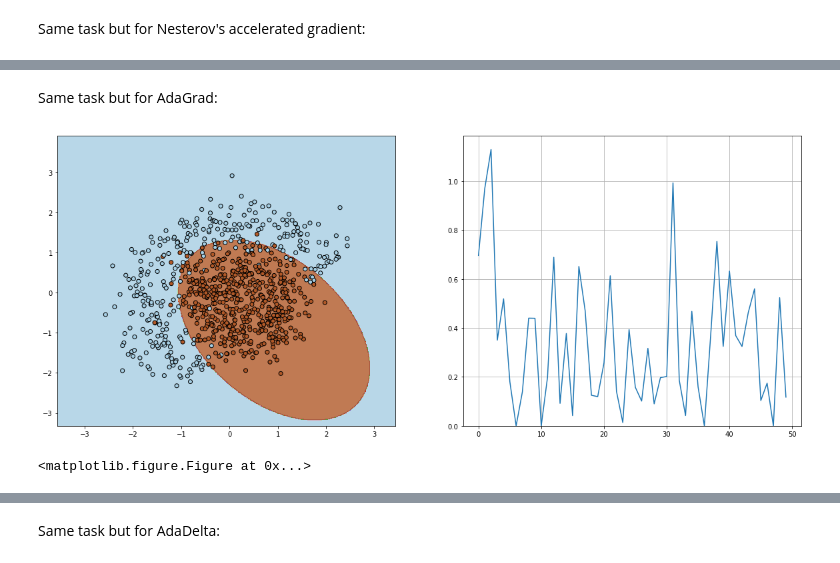
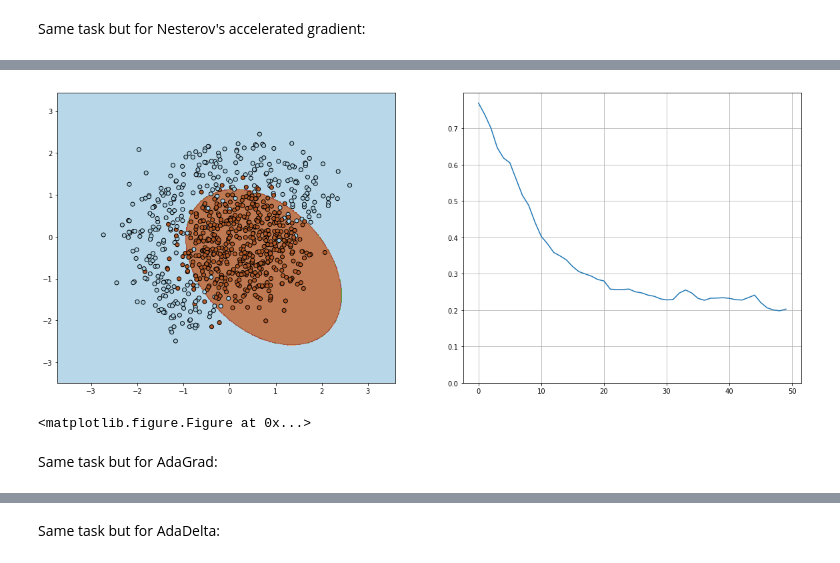
Before and after one commit to KruchDmitriy/au_dl_course, a Jupyter notebook: seminar_2/task_1.ipynb, the cells around one changed output, grey strips where cells are left out. Drawn from its saved outputs; the diff is of its cells as text; code cells hidden in the pictures.

```diff
--- a/seminar_2/task_1.ipynb
+++ b/seminar_2/task_1.ipynb
@@ -270,34 +240,32 @@ plt.clf()
+# %%
+def nesterov_init(batch_size):
+    w = np.array([1,0,0,0,0,0], dtype=np.float32)
+    v = np.zeros_like(w, dtype=np.float32)
+
+    alpha = 0.1 # learning rate
+    mu    = 0.6 # momentum
+
+    W = tf.placeholder(shape=[w.shape[0]], dtype=tf.float32, name='W')
+    V = tf.placeholder(shape=[w.shape[0]], dtype=tf.float32, name='V')
+
+    X_batch = tf.placeholder(shape=[batch_size, X.shape[1]], dtype=tf.float32, name='X_batch')
+    y_batch = tf.placeholder(shape=[batch_size], dtype=tf.float32, name='y_batch')
+
+    w_ahead = W + mu * V
+
+    grad_ahead = compute_grad(X_batch, y_batch, w_ahead)
+    update_v = mu * V - alpha * grad_ahead
+
+    update_w = W + update_v
+
+    update_rule = lambda session, X, y, w, v: \
+        session.run([update_w, update_v], feed_dict={X_batch: X, y_batch: y, W: w, V: v})
+
+    return update_rule, [w, v]
+
+train(X, y, nesterov_init)
+# %% [output]
+[figure, added]
+<matplotlib.figure.Figure at 0x...>
 # %% [markdown]
 Same task but for AdaGrad:
-# %%
-w = np.array([1,0,0,0,0,0], dtype=np.float32)
-
-alpha = 0.3 # learning rate
-eps = 1e-8  # A small constant for numerical stability
-
-X = X.astype(dtype=np.float32)
-y = y.astype(dtype=np.float32)
-v = np.zeros_like(w, dtype=np.float32)
-
-c_w = np.zeros_like(w, dtype=np.float32)
-
-n_iter = 50
-batch_size = 4
-loss = np.zeros(n_iter)
-plt.figure(figsize=(12,5))
-with tf.Session() as sess:
-    for i in range(n_iter):
-        ind = random.sample(range(X.shape[0]), batch_size)
-        loss[i] = sess.run(compute_loss(X[ind], y[ind], w))
-        visualize(X[ind,:], y[ind], w, loss, n_iter)
-
-        grad = sess.run(compute_grad(X[ind], y[ind], w))
-
-        c_w += grad * grad
-        w += - alpha * grad / (np.sqrt(c_w) + eps)
-
-visualize(X, y, w, loss, n_iter)
-plt.clf()
-# %% [output]
-[figure, removed]
-<matplotlib.figure.Figure at 0x...>
```
Also changed, not shown: parts of 12 cells of this notebook.
